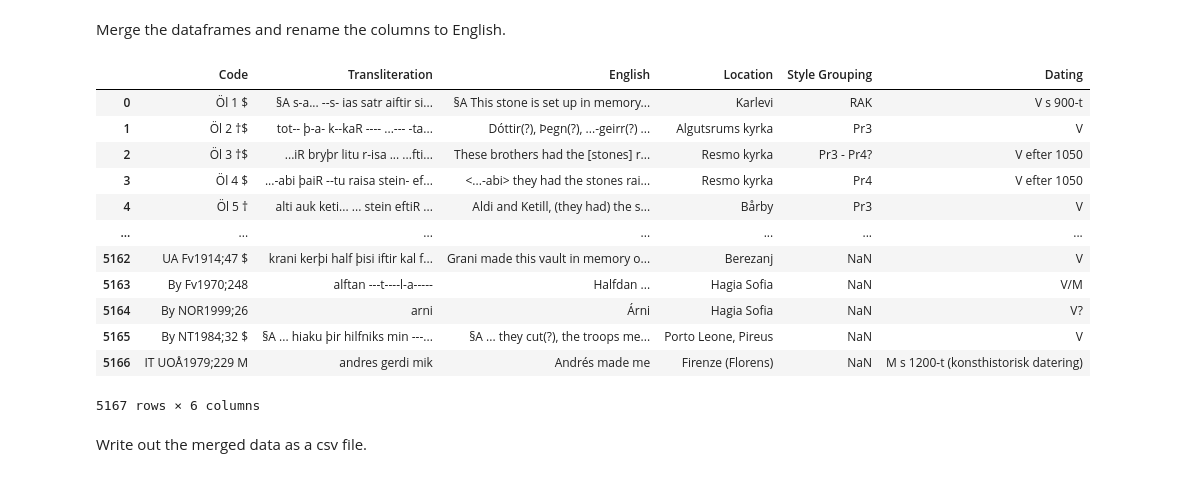
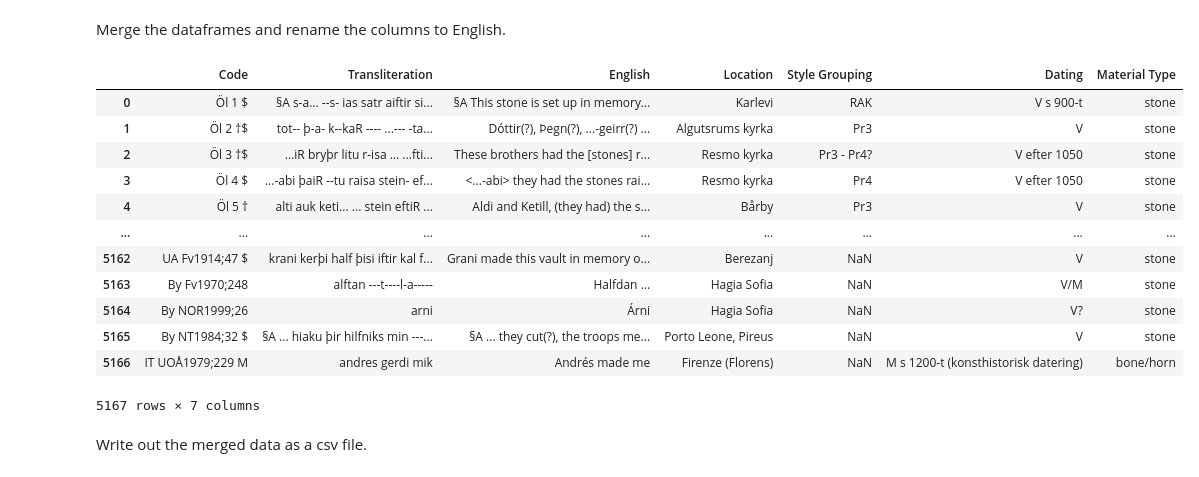
Before and after one commit to divanvisagie/rune-pipe, a Jupyter notebook: Cleaner.ipynb, the cells around one changed output. Drawn from its saved outputs; the diff is of its cells as text; code cells hidden in the pictures.

```diff
--- a/Cleaner.ipynb
+++ b/Cleaner.ipynb
@@ -17,32 +17,34 @@ Merge the dataframes and rename the columns to English.
 # %%
 import pandas as pd
 
 merged_df = pd.merge(df_runx, df_en, on='Signum', suffixes=('_runx', '_en'))
-merged_df = pd.merge(merged_df, df_rd[['Signum','Plats','Stilgruppering', 'Period/Datering']], on='Signum')
+merged_df = pd.merge(merged_df, df_rd[['Signum','Plats','Stilgruppering', 'Period/Datering', 'Materialtyp']], on='Signum')
 
+merged_df['Materialtyp'] = merged_df['Materialtyp'].replace(material_map)
 merged_df = merged_df.rename(columns={
     'Text_en': 'English',
     'Text_runx': 'Transliteration',
     'Signum': 'Code',
     'Plats': 'Location',
     'Stilgruppering': 'Style Grouping',
-    'Period/Datering': 'Dating'
+    'Period/Datering': 'Dating',
+    'Materialtyp': 'Material Type'
 })
 merged_df
 # %% [output]
-|  | Code | Transliteration | English | Location | Style Grouping | Dating |
-| 0 | Öl 1 $ | §A s-a... --s- ias satr aiftir si... | §A This stone is set up in memory... | Karlevi | RAK | V s 900-t |
-| 1 | Öl 2 †$ | tot-- þ-a- k--kaR ---- ...--- -ta... | Dóttir(?), Þegn(?), ...-geirr(?) ... | Algutsrums kyrka | Pr3 | V |
-| 2 | Öl 3 †$ | ...iR bryþr litu r-isa ... ...fti... | These brothers had the [stones] r... | Resmo kyrka | Pr3 - Pr4? | V efter 1050 |
-| 3 | Öl 4 $ | ...-abi þaiR --tu raisa stein- ef... | <...-abi> they had the stones rai... | Resmo kyrka | Pr4 | V efter 1050 |
-| 4 | Öl 5 † | alti auk keti... ... stein eftiR ... | Aldi and Ketill, (they had) the s... | Bårby | Pr3 | V |
-| ... | ... | ... | ... | ... | ... | ... |
-| 5162 | UA Fv1914;47 $ | krani kerþi half þisi iftir kal f... | Grani made this vault in memory o... | Berezanj | NaN | V |
-| 5163 | By Fv1970;248 | alftan ---t----l-a----- | Halfdan ... | Hagia Sofia | NaN | V/M |
-| 5164 | By NOR1999;26 | arni | Árni | Hagia Sofia | NaN | V? |
-| 5165 | By NT1984;32 $ | §A ... hiaku þir hilfniks min ---... | §A ... they cut(?), the troops me... | Porto Leone, Pireus | NaN | V |
-| 5166 | IT UOÅ1979;229 M | andres gerdi mik | Andrés made me | Firenze (Florens) | NaN | M s 1200-t (konsthistorisk datering) |
+|  | Code | Transliteration | English | Location | Style Grouping | Dating | Material Type |
+| 0 | Öl 1 $ | §A s-a... --s- ias satr aiftir si... | §A This stone is set up in memory... | Karlevi | RAK | V s 900-t | stone |
+| 1 | Öl 2 †$ | tot-- þ-a- k--kaR ---- ...--- -ta... | Dóttir(?), Þegn(?), ...-geirr(?) ... | Algutsrums kyrka | Pr3 | V | stone |
+| 2 | Öl 3 †$ | ...iR bryþr litu r-isa ... ...fti... | These brothers had the [stones] r... | Resmo kyrka | Pr3 - Pr4? | V efter 1050 | stone |
+| 3 | Öl 4 $ | ...-abi þaiR --tu raisa stein- ef... | <...-abi> they had the stones rai... | Resmo kyrka | Pr4 | V efter 1050 | stone |
+| 4 | Öl 5 † | alti auk keti... ... stein eftiR ... | Aldi and Ketill, (they had) the s... | Bårby | Pr3 | V | stone |
+| ... | ... | ... | ... | ... | ... | ... | ... |
+| 5162 | UA Fv1914;47 $ | krani kerþi half þisi iftir kal f... | Grani made this vault in memory o... | Berezanj | NaN | V | stone |
+| 5163 | By Fv1970;248 | alftan ---t----l-a----- | Halfdan ... | Hagia Sofia | NaN | V/M | stone |
+| 5164 | By NOR1999;26 | arni | Árni | Hagia Sofia | NaN | V? | stone |
+| 5165 | By NT1984;32 $ | §A ... hiaku þir hilfniks min ---... | §A ... they cut(?), the troops me... | Porto Leone, Pireus | NaN | V | stone |
+| 5166 | IT UOÅ1979;229 M | andres gerdi mik | Andrés made me | Firenze (Florens) | NaN | M s 1200-t (konsthistorisk datering) | bone/horn |
-5167 rows × 6 columns
+5167 rows × 7 columns
 # %% [markdown]
 Write out the merged data as a csv file.
 # %%
```
Also changed, not shown: parts of 1 cell of this notebook, 4 other files.
